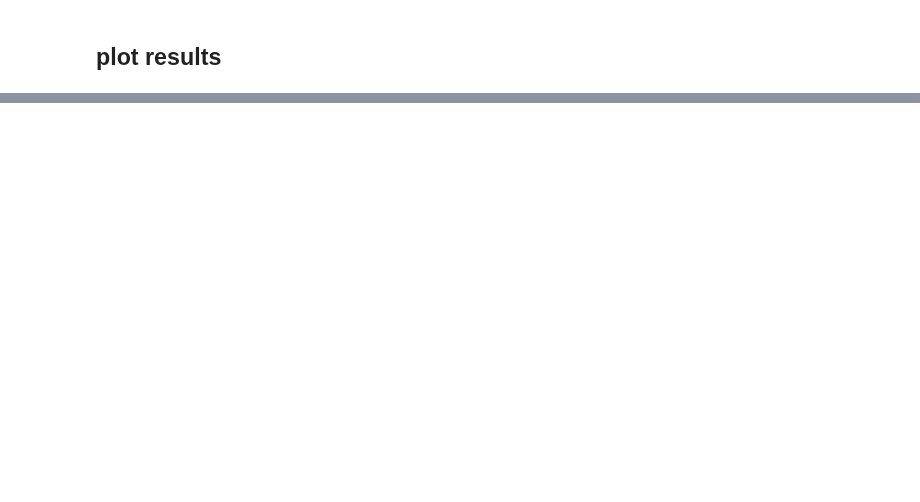
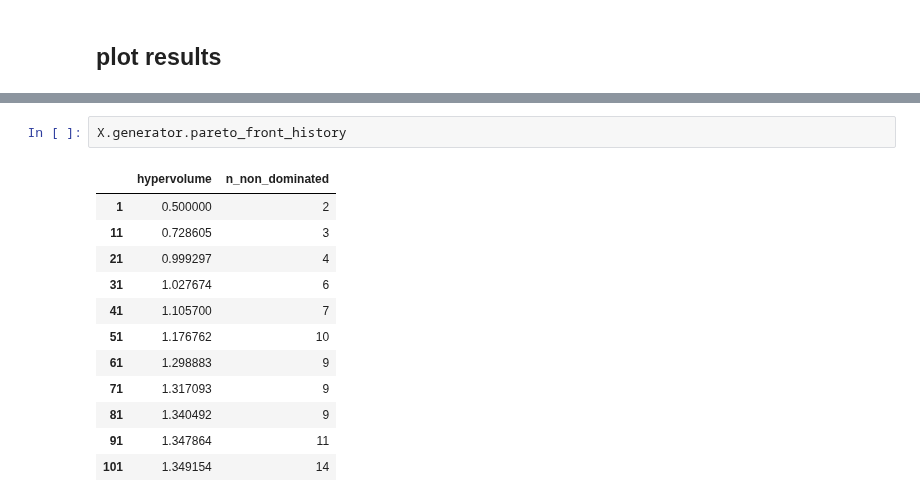
Before and after one commit to xopt-org/Xopt, a Jupyter notebook: docs/examples/multi_objective_bayes_opt/mggpo.ipynb, the cells around one changed output, grey strips where cells are left out. Cells and saved outputs as stored; diff of their text form; blank space fills up the shorter version.

Commit message:
add pareto front history call

```diff
--- a/docs/examples/multi_objective_bayes_opt/mggpo.ipynb
+++ b/docs/examples/multi_objective_bayes_opt/mggpo.ipynb
@@ -161,0 +155,15 @@ ax.plot(*candidate[["x1", "x2"]].to_numpy()[0], "o")
+# %%
+X.generator.pareto_front_history
+# %% [output]
+|  | hypervolume | n_non_dominated |
+| 1 | 0.500000 | 2 |
+| 11 | 0.728605 | 3 |
+| 21 | 0.999297 | 4 |
+| 31 | 1.027674 | 6 |
+| 41 | 1.105700 | 7 |
+| 51 | 1.176762 | 10 |
+| 61 | 1.298883 | 9 |
+| 71 | 1.317093 | 9 |
+| 81 | 1.340492 | 9 |
+| 91 | 1.347864 | 11 |
+| 101 | 1.349154 | 14 |
```
Also changed, not shown: parts of 7 cells of this notebook, 1 other file.
